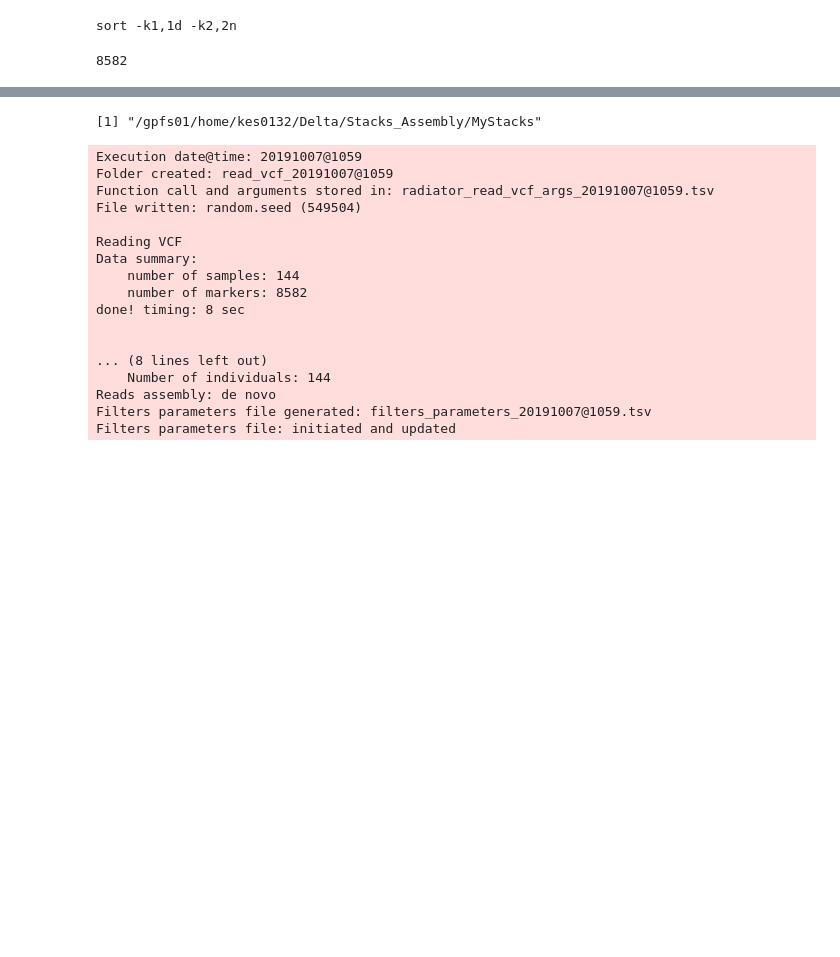
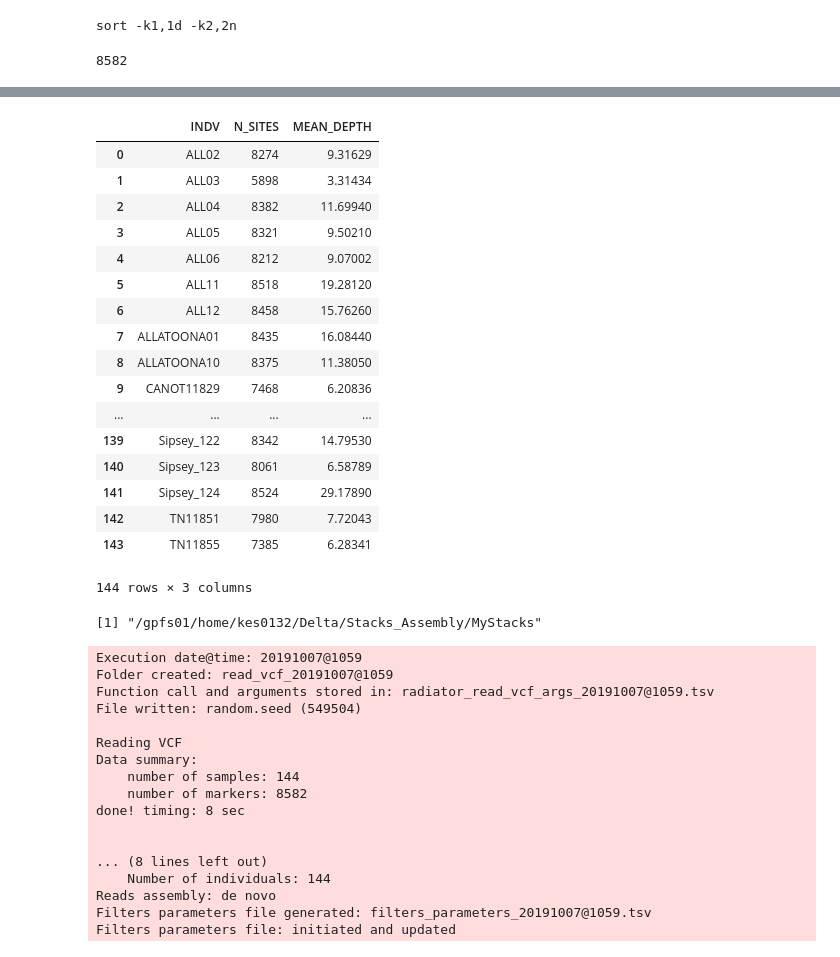
Before and after one commit to ksil91/LMB-panel-2021, a Jupyter notebook: code/Making.ipynb, the cells around one changed output, grey strips where cells are left out. Cells and saved outputs as stored; diff of their text form; code cells hidden in the pictures; blank space fills up the shorter version.

```diff
--- a/code/Making.ipynb
+++ b/code/Making.ipynb
@@ -125,0 +161,6 @@ grep -v "#" {suffix}m85-hwPbi-thinned.vcf | wc -l
+# %%
+m = pd.read_table("../analyses/m85-hwPbi-thinned.idepth",sep="\t",header=0)
+print("mean: "+str(np.mean(m[["MEAN_DEPTH"]])))
+print("min: "+str(np.min(m[["MEAN_DEPTH"]])))
+print("max: "+str(np.max(m[["MEAN_DEPTH"]])))
+print("std: "+str(np.std(m[["MEAN_DEPTH"]])))
@@ -126,3 +176,24 @@ grep -v "#" {suffix}m85-hwPbi-thinned.vcf | wc -l
+# %%
+m
+# %% [output]
+|  | INDV | N_SITES | MEAN_DEPTH |
+| 0 | ALL02 | 8274 | 9.31629 |
+| 1 | ALL03 | 5898 | 3.31434 |
+| 2 | ALL04 | 8382 | 11.69940 |
+| 3 | ALL05 | 8321 | 9.50210 |
+| 4 | ALL06 | 8212 | 9.07002 |
+| 5 | ALL11 | 8518 | 19.28120 |
+| 6 | ALL12 | 8458 | 15.76260 |
+| 7 | ALLATOONA01 | 8435 | 16.08440 |
+| 8 | ALLATOONA10 | 8375 | 11.38050 |
+| 9 | CANOT11829 | 7468 | 6.20836 |
+| ... | ... | ... | ... |
+| 139 | Sipsey_122 | 8342 | 14.79530 |
+| 140 | Sipsey_123 | 8061 | 6.58789 |
+| 141 | Sipsey_124 | 8524 | 29.17890 |
+| 142 | TN11851 | 7980 | 7.72043 |
+| 143 | TN11855 | 7385 | 6.28341 |
+144 rows × 3 columns
 # %%
 getwd()
 # %% [output]
```
Also changed, not shown: parts of 5 cells of this notebook, 5 other files.
